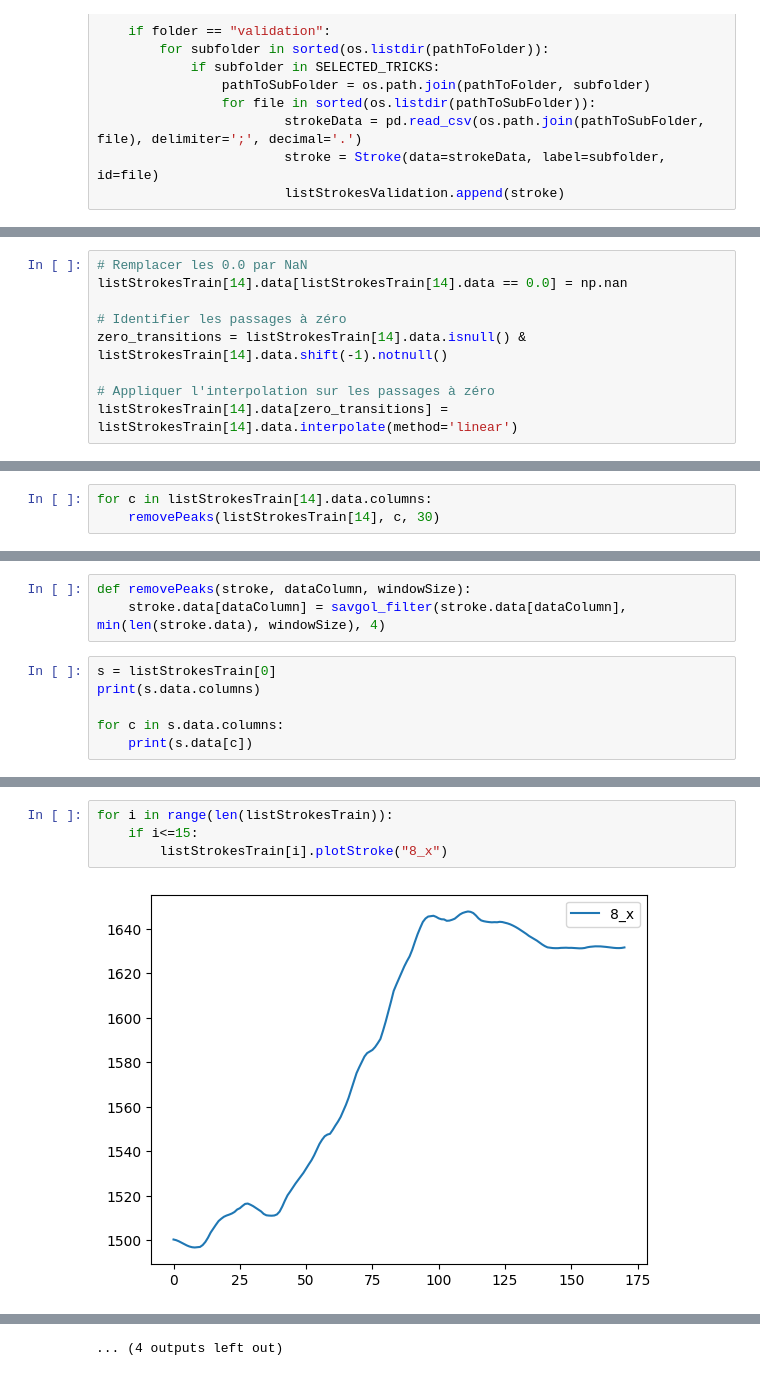
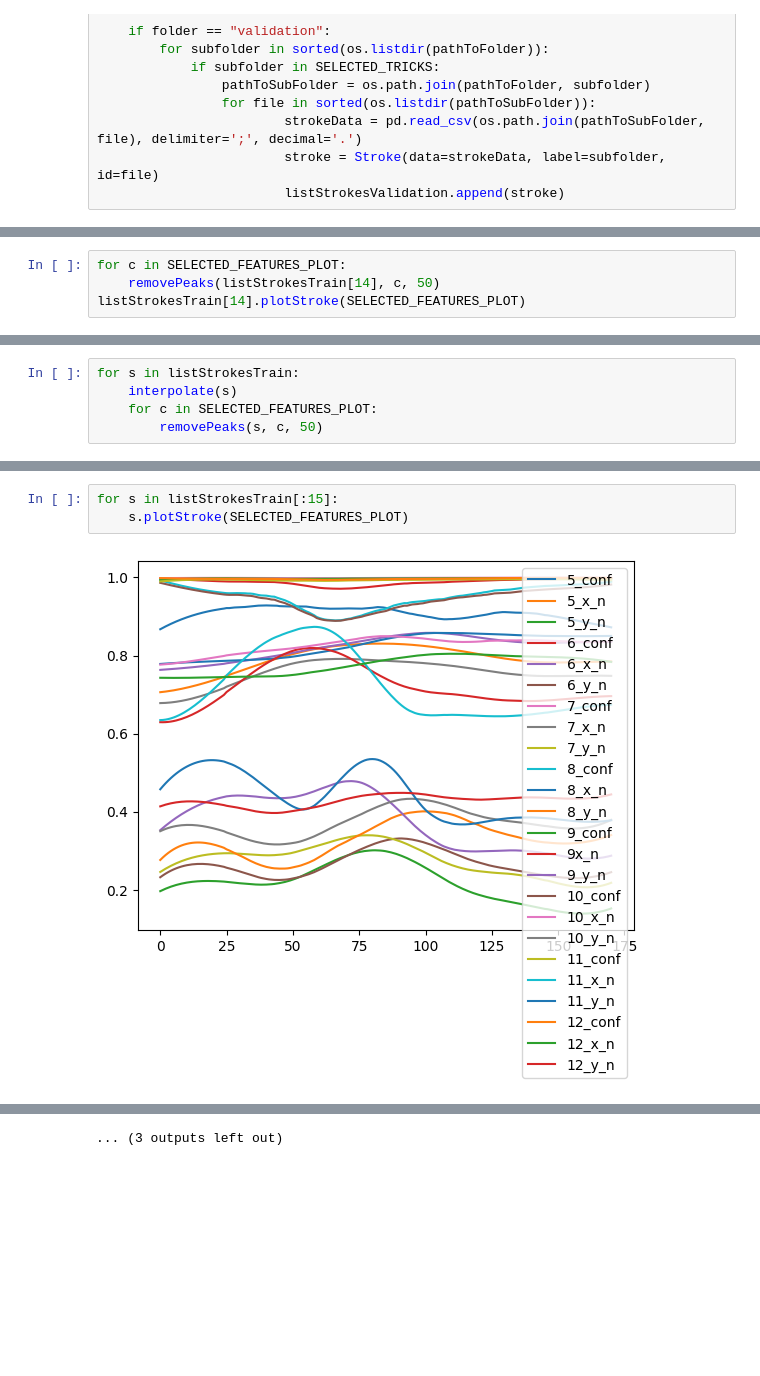
Before and after one commit to natsadfr13/MediaEval_ClassificationTask, a Jupyter notebook: pose_estimation_classification/testsPreProcessing.ipynb, the cells around one changed output, grey strips where cells are left out. Cells and saved outputs as stored; diff of their text form; blank space fills up the shorter version.

Commit message:
Train all for pose

```diff
--- a/pose_estimation_classification/testsPreProcessing.ipynb
+++ b/pose_estimation_classification/testsPreProcessing.ipynb
@@ -37,9 +39,0 @@ print(listStrokesTrain[14].id)
-# %%
-# Remplacer les 0.0 par NaN
-listStrokesTrain[14].data[listStrokesTrain[14].data == 0.0] = np.nan
-
-# Identifier les passages à zéro
-zero_transitions = listStrokesTrain[14].data.isnull() & listStrokesTrain[14].data.shift(-1).notnull()
-
-# Appliquer l'interpolation sur les passages à zéro
-listStrokesTrain[14].data[zero_transitions] = listStrokesTrain[14].data.interpolate(method='linear')
@@ -46,3 +49,4 @@ listStrokesTrain[14].data[zero_transitions] = listStrokesTrain[14].data.interpol
 # %%
-for c in listStrokesTrain[14].data.columns:
-    removePeaks(listStrokesTrain[14], c, 30)
+for c in SELECTED_FEATURES_PLOT:
+    removePeaks(listStrokesTrain[14], c, 50)
+listStrokesTrain[14].plotStroke(SELECTED_FEATURES_PLOT)
@@ -90,9 +55,5 @@ Defensive Backhand Backspin
-# %%
-def removePeaks(stroke, dataColumn, windowSize):
-    stroke.data[dataColumn] = savgol_filter(stroke.data[dataColumn], min(len(stroke.data), windowSize), 4)
 # %%
-s = listStrokesTrain[0]
-print(s.data.columns)
-
-for c in s.data.columns:
-    print(s.data[c])
+for s in listStrokesTrain:
+    interpolate(s)
+    for c in SELECTED_FEATURES_PLOT:
+        removePeaks(s, c, 50)
@@ -129,6 +60,5 @@ for stroke in listStrokesTrain:
 # %%
-for i in range(len(listStrokesTrain)):
-    if i<=15:
-        listStrokesTrain[i].plotStroke("8_x")
+for s in listStrokesTrain[:15]:
+    s.plotStroke(SELECTED_FEATURES_PLOT)
 # %% [output]
-[figure, old version]
+[figure, new version]
@@ -146 +76 @@ for i in range(len(listStrokesTrain)):
-... (4 outputs left out)
+... (3 outputs left out)
```
Also changed, not shown: parts of 12 cells of this notebook, 14 other files.
